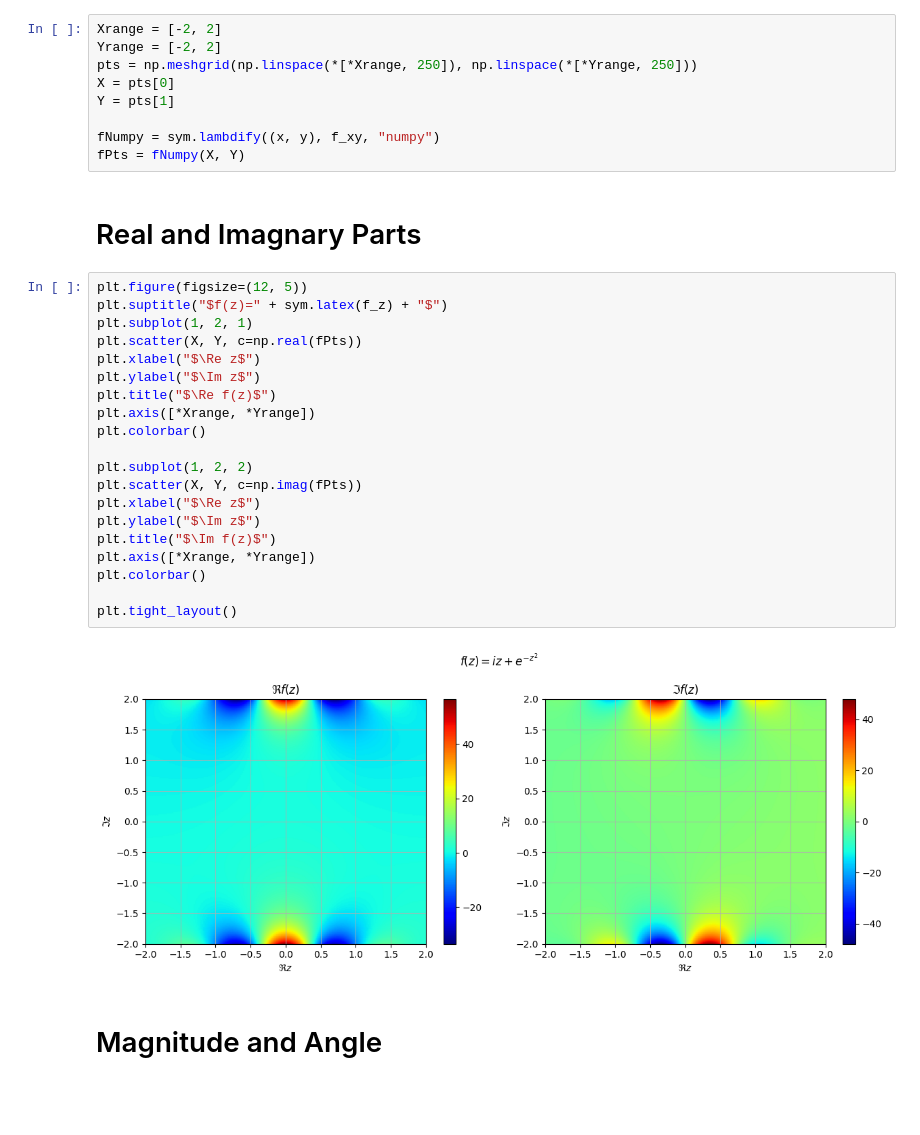
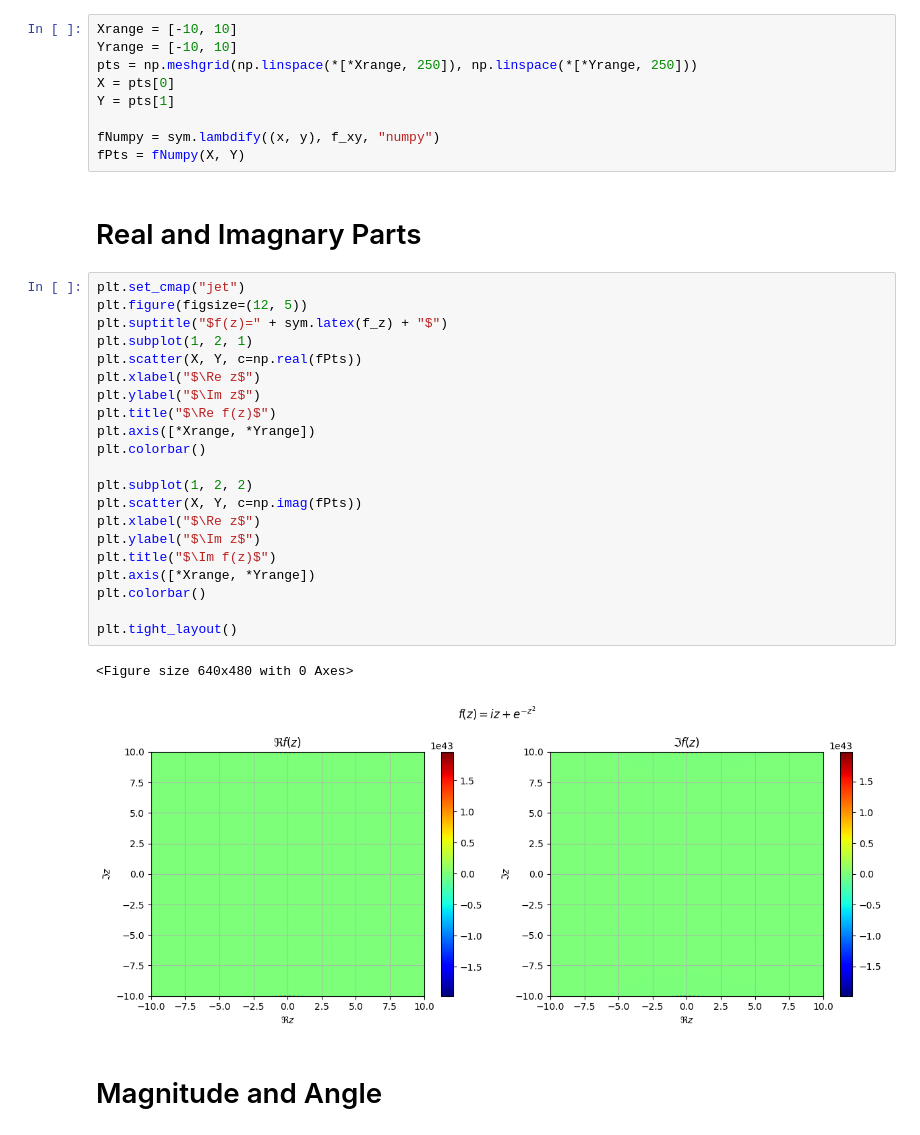
Before and after one commit to IMLL1/complexFunctions, a Jupyter notebook: ComplexFuncs.ipynb, the cells around one changed output. Drawn from its saved outputs; the diff is of its cells as text; blank space fills up the shorter version.

```diff
--- a/ComplexFuncs.ipynb
+++ b/ComplexFuncs.ipynb
@@ -42,8 +43,8 @@ plt.rcParams.update({"axes.grid": True, "grid.alpha": 0.75, "image.cmap": "jet",
 # %% [markdown]
 # Function Visualization
 # %%
-Xrange = [-2, 2]
-Yrange = [-2, 2]
+Xrange = [-10, 10]
+Yrange = [-10, 10]
 pts = np.meshgrid(np.linspace(*[*Xrange, 250]), np.linspace(*[*Yrange, 250]))
 X = pts[0]
 Y = pts[1]
@@ -53,27 +54,29 @@ fPts = fNumpy(X, Y)
 # %% [markdown]
 # Real and Imagnary Parts
 # %%
+plt.set_cmap("jet")
 plt.figure(figsize=(12, 5))
 plt.suptitle("$f(z)=" + sym.latex(f_z) + "$")
 plt.subplot(1, 2, 1)
 plt.scatter(X, Y, c=np.real(fPts))
 plt.xlabel("$\Re z$")
 plt.ylabel("$\Im z$")
 plt.title("$\Re f(z)$")
 plt.axis([*Xrange, *Yrange])
 plt.colorbar()
 
 plt.subplot(1, 2, 2)
 plt.scatter(X, Y, c=np.imag(fPts))
 plt.xlabel("$\Re z$")
 plt.ylabel("$\Im z$")
 plt.title("$\Im f(z)$")
 plt.axis([*Xrange, *Yrange])
 plt.colorbar()
 
 plt.tight_layout()
 # %% [output]
+<Figure size 640x480 with 0 Axes>
-[figure, old version]
+[figure, new version]
 # %% [markdown]
 # Magnitude and Angle
 # %%
```
Also changed, not shown: parts of 5 cells of this notebook, 1 other file.
